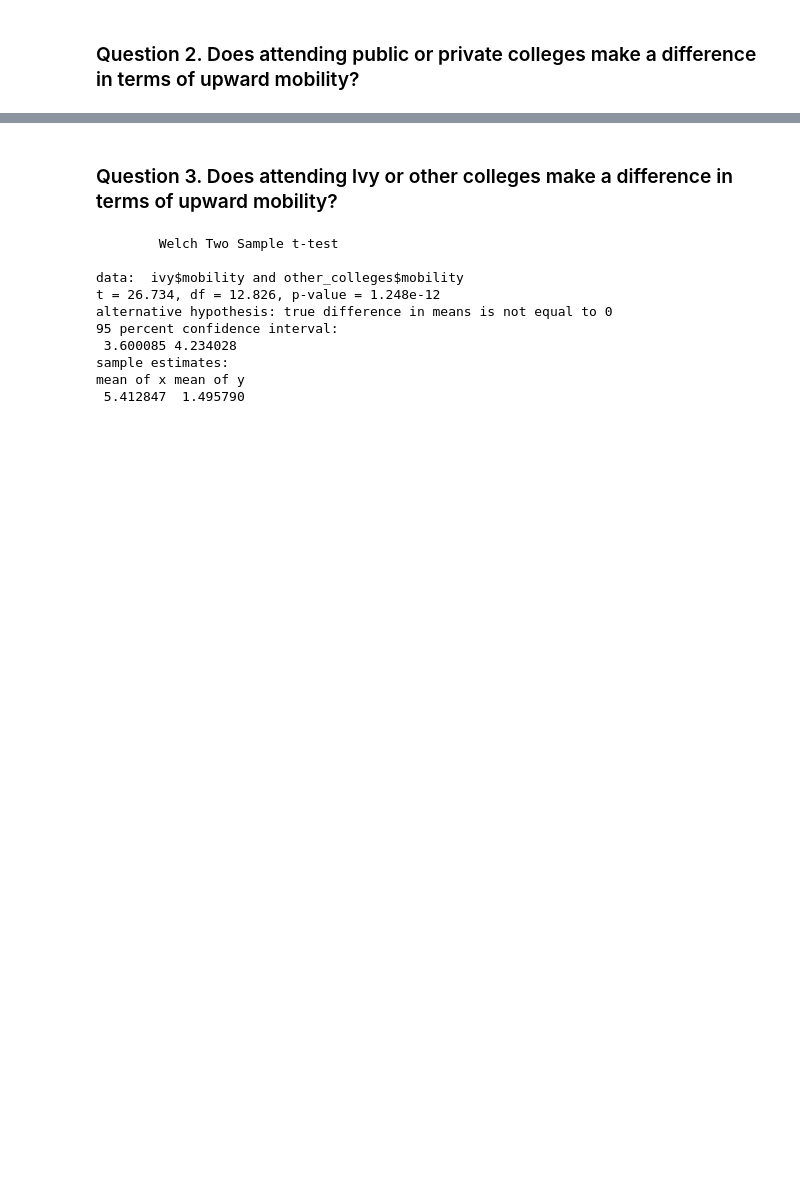
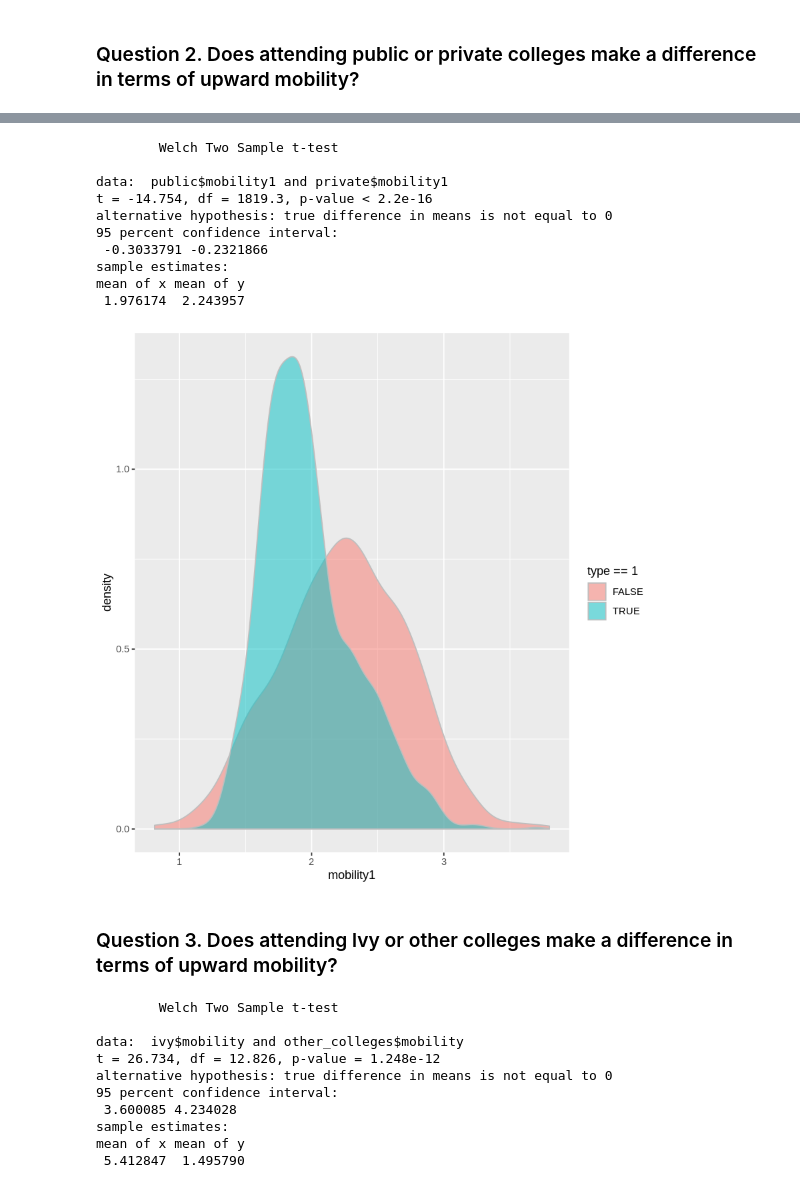
Before and after one commit to XinlanFu/GroupProject, a Jupyter notebook: QUESTION56_rvd.ipynb, the cells around one changed output, grey strips where cells are left out. Cells and saved outputs as stored; diff of their text form; code cells hidden in the pictures; blank space fills up the shorter version.

```diff
--- a/QUESTION56_rvd.ipynb
+++ b/QUESTION56_rvd.ipynb
@@ -170,4 +134,21 @@ mean of x mean of y
 [figure]
+# %%
+t.test(public$mobility1,private$mobility1)
+
+ggplot(dset, aes(x = mobility1, fill = type == 1)) +
+  geom_density(alpha = 0.5, colour = "grey")
+# %% [output]
+        Welch Two Sample t-test
+
+data:  public$mobility1 and private$mobility1
+t = -14.754, df = 1819.3, p-value < 2.2e-16
+alternative hypothesis: true difference in means is not equal to 0
+95 percent confidence interval:
+ -0.3033791 -0.2321866
+sample estimates:
+mean of x mean of y
+ 1.976174  2.243957
+[figure, added]
 # %% [markdown]
 ### Question 3. Does attending lvy or other colleges make a difference in terms of upward mobility?
 # %%
```
Also changed, not shown: parts of 7 cells of this notebook.
